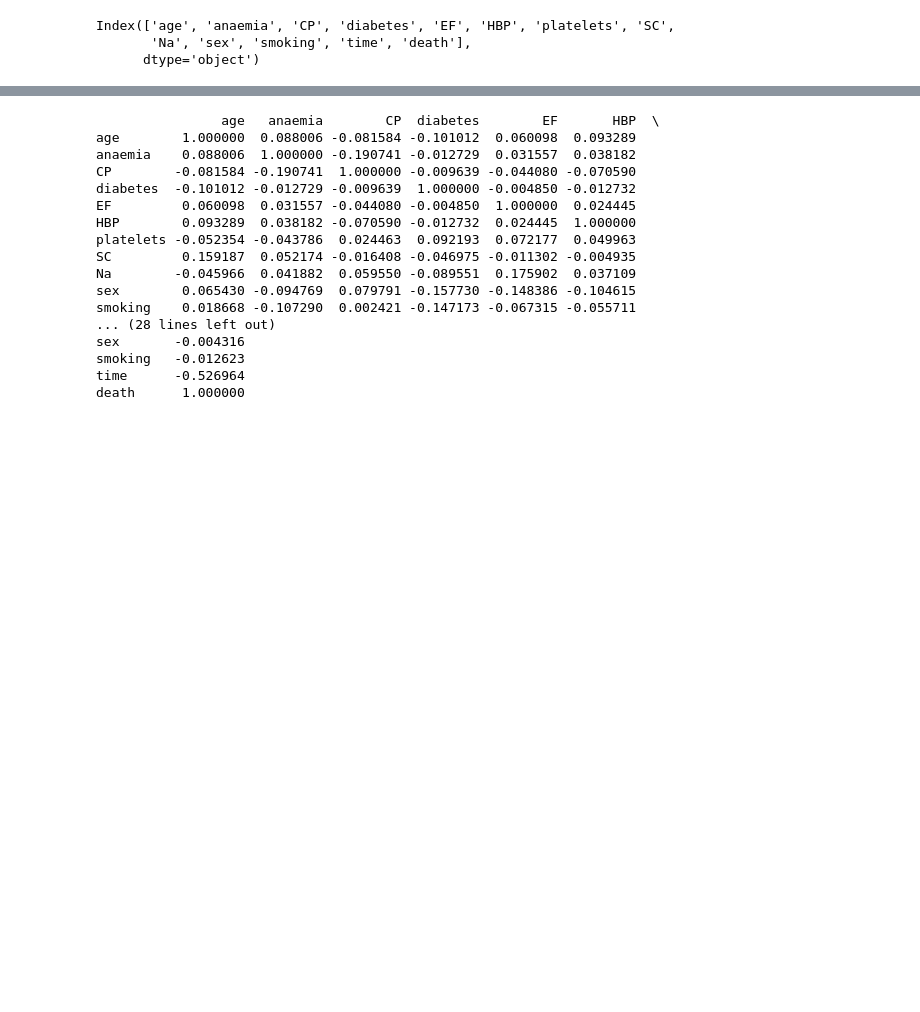
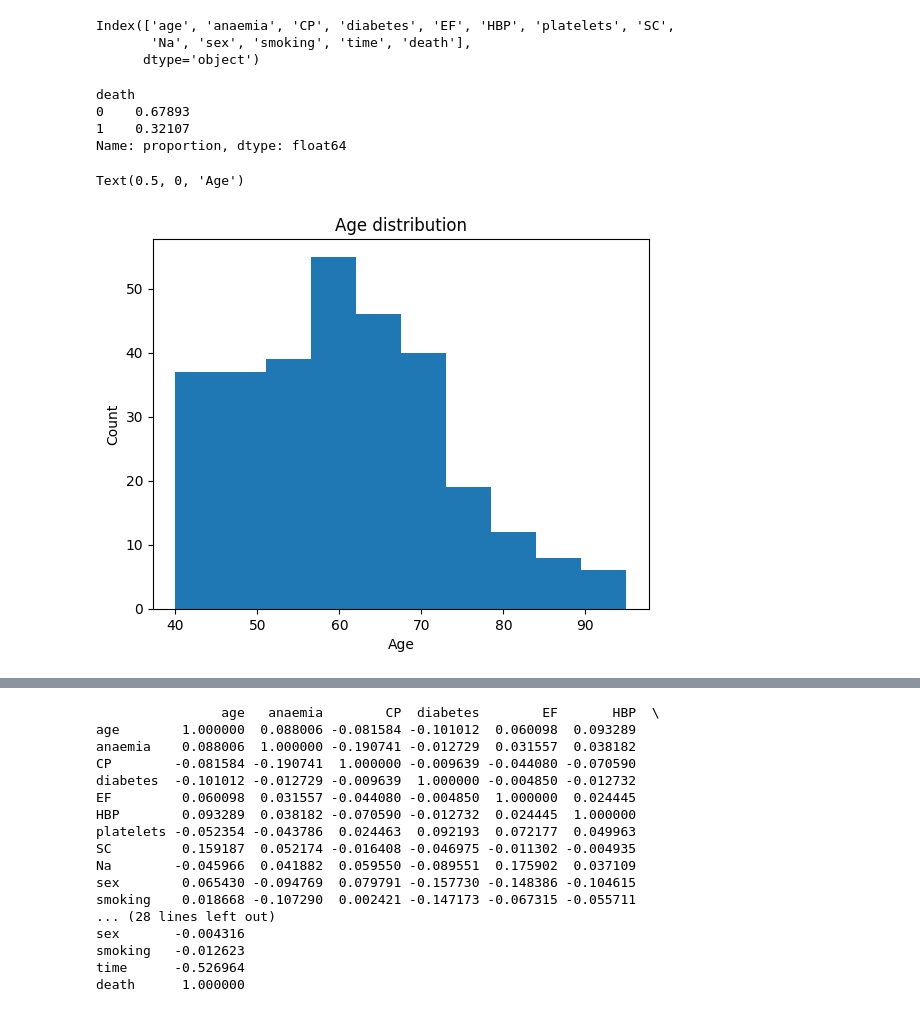
Before and after one commit to CZhakshylykova/Heart-Attack-Risk, a Jupyter notebook: Heart_attack.ipynb, the cells around one changed output, grey strips where cells are left out. Drawn from its saved outputs; the diff is of its cells as text; code cells hidden in the pictures; blank space fills up the shorter version.

```diff
--- a/Heart_attack.ipynb
+++ b/Heart_attack.ipynb
@@ -152,6 +141,25 @@ data.columns
 Index(['age', 'anaemia', 'CP', 'diabetes', 'EF', 'HBP', 'platelets', 'SC',
        'Na', 'sex', 'smoking', 'time', 'death'],
       dtype='object')
+# %%
+# what are the numbers of deceased and not deceased data
+data["death"].value_counts(normalize=True)
+
+#the number of deceased is twice the number of not deceased
+# %% [output]
+death
+0    0.67893
+1    0.32107
+Name: proportion, dtype: float64
+# %%
+#what is the aged distribution of the observed data?
+plt.hist(data["age"], bins = 10, rwidth = 2)
+plt.title("Age distribution")
+plt.ylabel("Count")
+plt.xlabel("Age")
+# %% [output]
+Text(0.5, 0, 'Age')
+[figure, added]
 # %%
 # I found interesting to know what is the age distribution of people with and without heart diesease.
 # plot with the raw data
```
Also changed, not shown: parts of 7 cells of this notebook, 4 other files.
